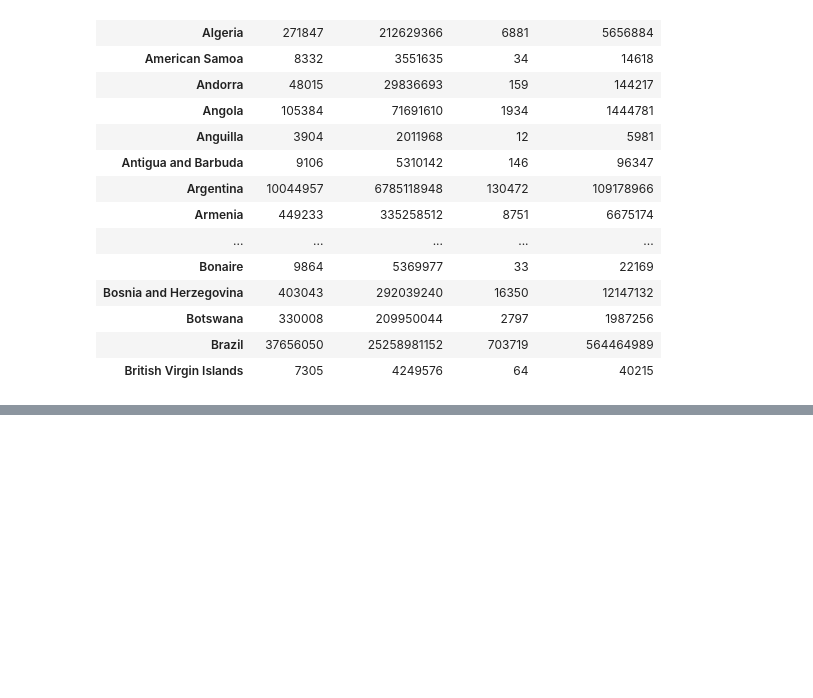
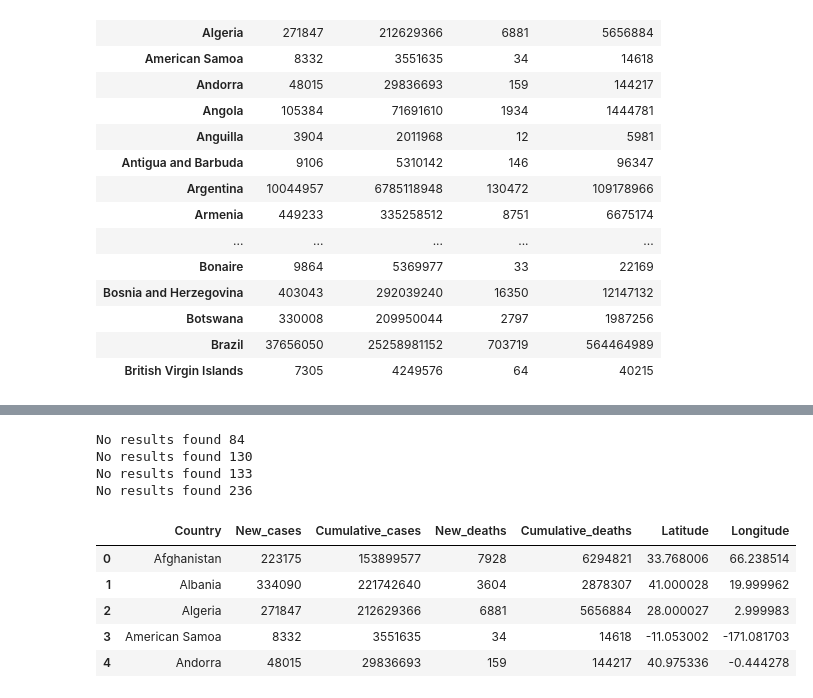
Before and after one commit to RLButch/Group-3-project-Covid-19-analysis, a Jupyter notebook: Covid-19ETL.ipynb, the cells around one changed output, grey strips where cells are left out. Cells and saved outputs as stored; diff of their text form; code cells hidden in the pictures; blank space fills up the shorter version.

```diff
--- a/Covid-19ETL.ipynb
+++ b/Covid-19ETL.ipynb
@@ -203,0 +224,33 @@ grouped_bynew_cases_df.head(30)
+# %%
+# Define the API parameters
+params = {
+    "apiKey":geoapify_key,
+    "format":"json"
+}
+
+base_url = "https://api.geoapify.com/v1/geocode/search"
+
+# Loop through the cities_pd DataFrame and return coordinates for each city
+for index, row in grouped_bynew_cases_df.iterrows():
+    country = row["Country"]
+    params["text"] = f"{country}"
+
+    response = requests.get(base_url, params=params).json()
+    if "results" in response and len(response["results"]) > 0:
+        grouped_bynew_cases_df.loc[index, "Latitude"] = response["results"][0]["lat"]
+        grouped_bynew_cases_df.loc[index, "Longitude"] = response["results"][0]["lon"]
+    else:
+        print("No results found", index)
+
+grouped_bynew_cases_df.head()
+# %% [output]
+No results found 84
+No results found 130
+No results found 133
+No results found 236
+|  | Country | New_cases | Cumulative_cases | New_deaths | Cumulative_deaths | Latitude | Longitude |
+| 0 | Afghanistan | 223175 | 153899577 | 7928 | 6294821 | 33.768006 | 66.238514 |
+| 1 | Albania | 334090 | 221742640 | 3604 | 2878307 | 41.000028 | 19.999962 |
+| 2 | Algeria | 271847 | 212629366 | 6881 | 5656884 | 28.000027 | 2.999983 |
+| 3 | American Samoa | 8332 | 3551635 | 34 | 14618 | -11.053002 | -171.081703 |
+| 4 | Andorra | 48015 | 29836693 | 159 | 144217 | 40.975336 | -0.444278 |
```
Also changed, not shown: parts of 9 cells of this notebook, 2 other files.
